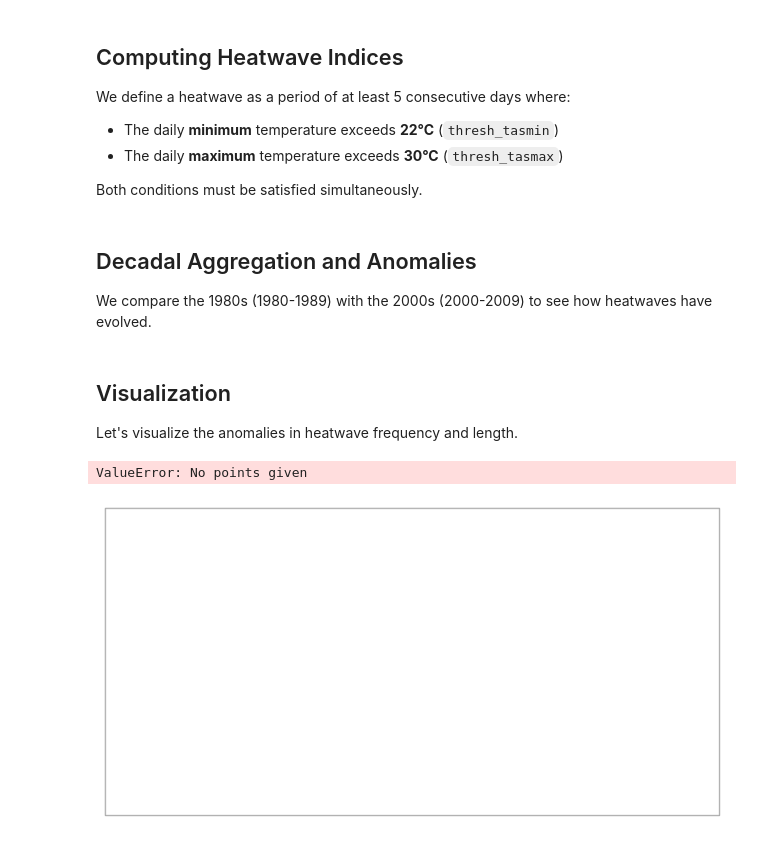
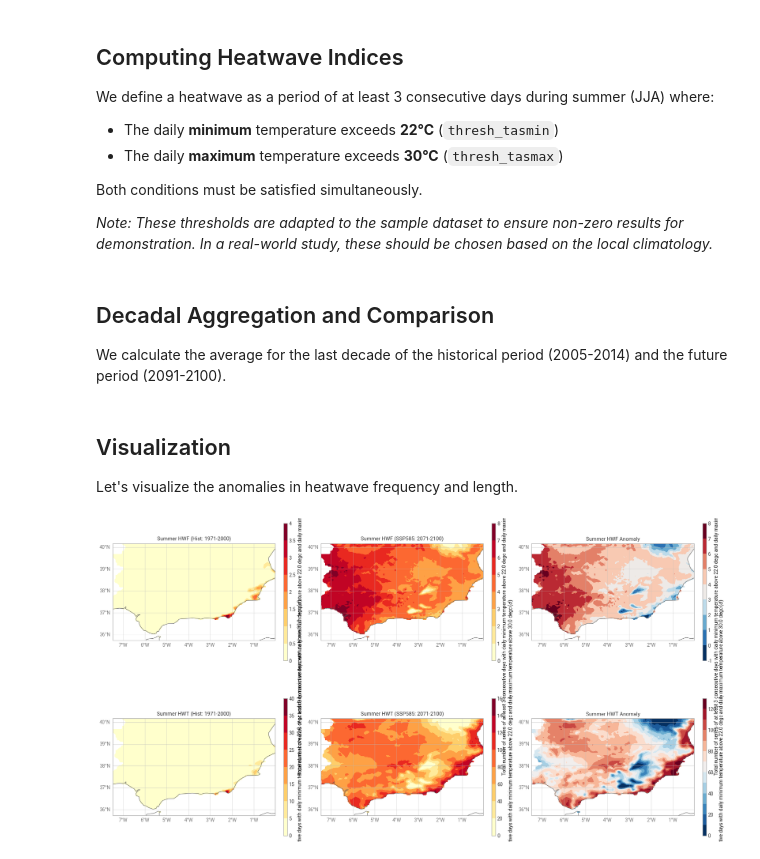
Before and after one commit to Predictia/earthkit-climate, a Jupyter notebook: docs/notebooks/heatwave_evolution.ipynb, the cells around one changed output. Saved outputs shown, nothing was run; the diff lists cells and outputs as text; code cells hidden in the pictures.

Commit message:
feat: heatwave evolution notebook

```diff
--- a/docs/notebooks/heatwave_evolution.ipynb
+++ b/docs/notebooks/heatwave_evolution.ipynb
@@ -42,10 +41,12 @@ ds_tasmin = tasmin_hist.to_xarray()
 # %% [markdown]
 ## Computing Heatwave Indices
 
-We define a heatwave as a period of at least 5 consecutive days where:
+We define a heatwave as a period of at least 3 consecutive days during summer (JJA) where:
 - The daily **minimum** temperature exceeds **22°C** (`thresh_tasmin`)
 - The daily **maximum** temperature exceeds **30°C** (`thresh_tasmax`)
 
 Both conditions must be satisfied simultaneously.
+
+*Note: These thresholds are adapted to the sample dataset to ensure non-zero results for demonstration. In a real-world study, these should be chosen based on the local climatology.*
 # %%
 thresh_tasmin = "22.0 degC"
@@ -78,50 +67,41 @@ if hwf.attrs.get("units") == "1":
 # %% [markdown]
-## Decadal Aggregation and Anomalies
+## Decadal Aggregation and Comparison
 
-We compare the 1980s (1980-1989) with the 2000s (2000-2009) to see how heatwaves have evolved.
+We calculate the average for the last decade of the historical period (2005-2014) and the future period (2091-2100).
 # %%
-hwf_1980s = hwf.sel(time=slice("1980", "1989")).mean(dim="time", keep_attrs=True)
-hwf_2000s = hwf.sel(time=slice("2000", "2009")).mean(dim="time", keep_attrs=True)
-hwf_anomaly = hwf_2000s - hwf_1980s
-hwf_anomaly.attrs.update(hwf.attrs)
+hwf_hist_mean = hwf_hist.mean(dim="time", keep_attrs=True)
+hwt_hist_mean = hwt_hist.mean(dim="time", keep_attrs=True)
 
-hwl_1980s = hwl.sel(time=slice("1980", "1989")).mean(dim="time", keep_attrs=True)
-hwl_2000s = hwl.sel(time=slice("2000", "2009")).mean(dim="time", keep_attrs=True)
-hwl_anomaly = hwl_2000s - hwl_1980s
-hwl_anomaly.attrs.update(hwl.attrs)
+hwf_ssp_mean = hwf_ssp.mean(dim="time", keep_attrs=True)
+hwt_ssp_mean = hwt_ssp.mean(dim="time", keep_attrs=True)
+
+hwf_anomaly = hwf_ssp_mean - hwf_hist_mean
+hwf_anomaly.attrs.update(hwf_hist.attrs)
+hwt_anomaly = hwt_ssp_mean - hwt_hist_mean
+hwt_anomaly.attrs.update(hwt_hist.attrs)
 # %% [markdown]
 ## Visualization
 
 Let's visualize the anomalies in heatwave frequency and length.
 # %%
-figure = ekp.Figure(
-    rows=1, columns=2, size=(14, 5)
-)
-
-indices = {
-    "HWF Anomaly": hwf_anomaly,
-    "HWL Anomaly": hwl_anomaly,
-}
-
-cmaps = {
-    "HWF Anomaly": "RdBu_r",
-    "HWL Anomaly": "RdBu_r",
-}
-
-for col, (name, data) in enumerate(indices.items()):
-    # Explicitly set units for the style to avoid inference issues
-    style = ekp.styles.Style(colors=cmaps[name])
-
-    map_plot = figure.add_map(row=0, column=col)
-    # Use quickplot via Map object
-    map_plot.quickplot(data, style=style)
-
-    map_plot.coastlines()
-    map_plot.gridlines()
-    map_plot.title(f"{name} (2000s minus 1980s)")
-    map_plot.legend(location="right")
-
+figure = ekp.Figure(rows=2, columns=3, size=(18, 10))
+plot_matrix = [
+    [("HWF (Hist: 1971-2000)", hwf_hist_mean, "YlOrRd"), ("HWF (SSP585: 2071-2100)", hwf_ssp_mean, "YlOrRd"), ("HWF Anomaly", hwf_anomaly, "RdBu_r")],
+    [("HWT (Hist: 1971-2000)", hwt_hist_mean, "YlOrRd"), ("HWT (SSP585: 2071-2100)", hwt_ssp_mean, "YlOrRd"), ("HWT Anomaly", hwt_anomaly, "RdBu_r")]
+]
+for row_idx, row_plots in enumerate(plot_matrix):
+    for col_idx, (name, data, cmap) in enumerate(row_plots):
+        map_plot = figure.add_map(row=row_idx, column=col_idx)
+        valid_data = data.values[~numpy.isnan(data.values)]
+        if valid_data.size == 0:
+            map_plot.title(f"{name} (No data)")
+        elif numpy.all(valid_data == valid_data[0]):
+            style = ekp.styles.Style(colors=cmap, levels=[valid_data[0] - 1, valid_data[0] + 1])
+            map_plot.quickplot(data, style=style)
+        else:
+            style = ekp.styles.Style(colors=cmap)
+            map_plot.quickplot(data, style=style)
+        map_plot.coastlines(); map_plot.gridlines(); map_plot.title(name); map_plot.legend(location="right")
 figure.show()
 # %% [output]
-ValueError: No points given
-[figure, old version]
+[figure, new version]
```
Also changed, not shown: parts of 6 cells of this notebook.
